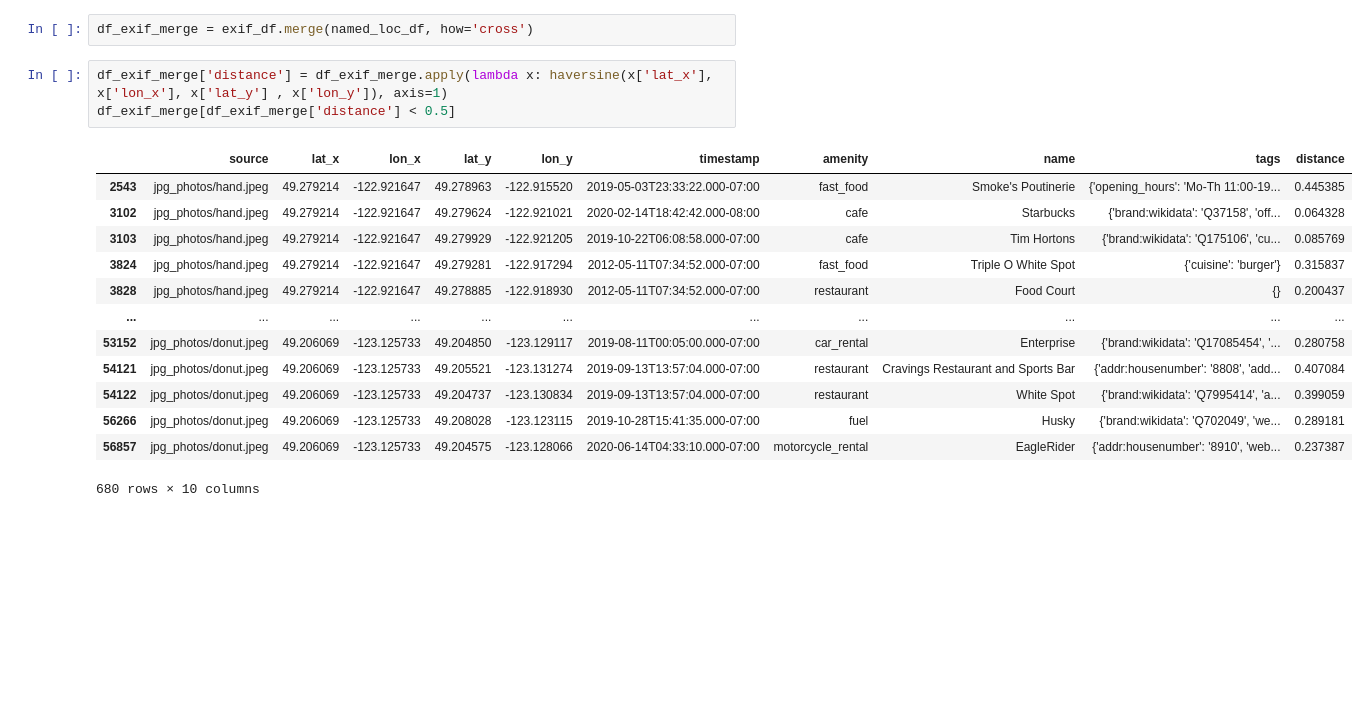
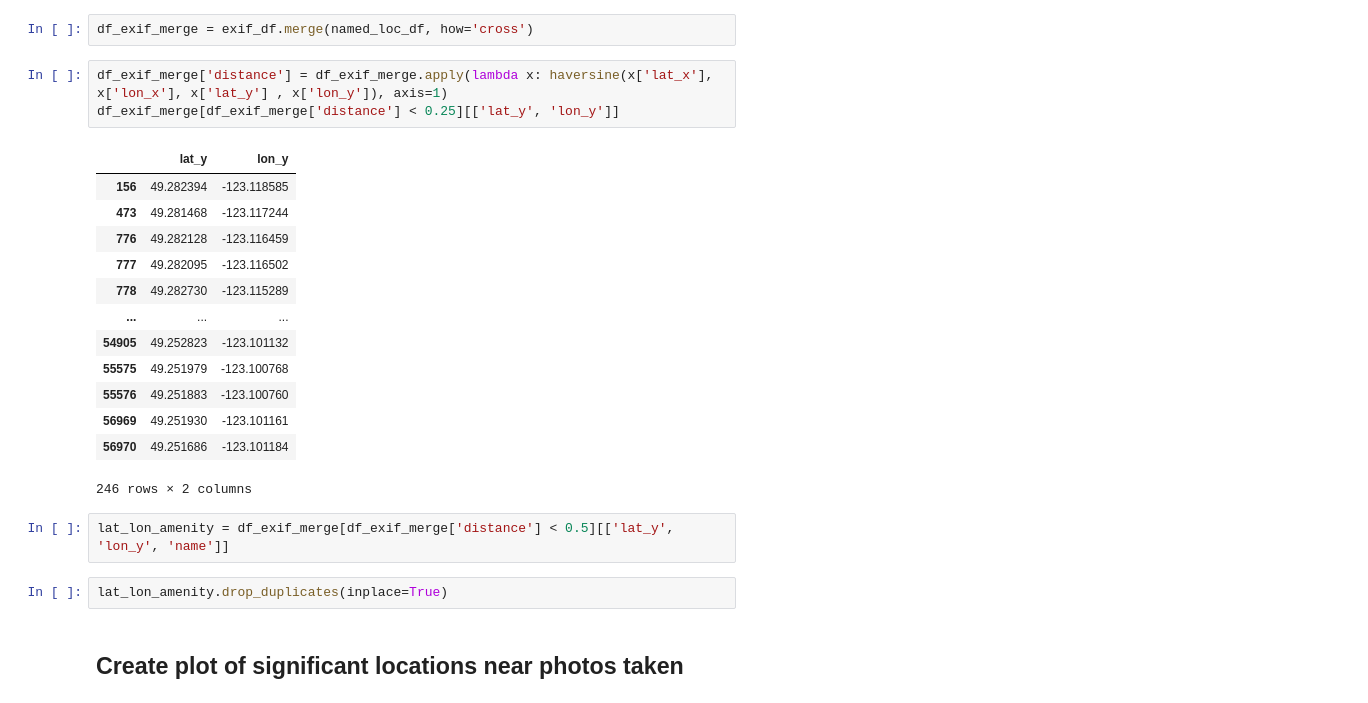
Before and after one commit to truongnguyenlinh/geotagger, a Jupyter notebook: osm/code/osm-analysis.ipynb, the cells around one changed output. Drawn from its saved outputs; the diff is of its cells as text; blank space fills up the shorter version.

```diff
--- a/osm/code/osm-analysis.ipynb
+++ b/osm/code/osm-analysis.ipynb
@@ -172,18 +173,24 @@ exif_df
 df_exif_merge = exif_df.merge(named_loc_df, how='cross')
 # %%
 df_exif_merge['distance'] = df_exif_merge.apply(lambda x: haversine(x['lat_x'], x['lon_x'], x['lat_y'] , x['lon_y']), axis=1)
-df_exif_merge[df_exif_merge['distance'] < 0.5]
+df_exif_merge[df_exif_merge['distance'] < 0.25][['lat_y', 'lon_y']]
 # %% [output]
-|  | source | lat_x | lon_x | lat_y | lon_y | timestamp | amenity | name | tags | distance |
-| 2543 | jpg_photos/hand.jpeg | 49.279214 | -122.921647 | 49.278963 | -122.915520 | 2019-05-03T23:33:22.000-07:00 | fast_food | Smoke's Poutinerie | {'opening_hours': 'Mo-Th 11:00-19... | 0.445385 |
-| 3102 | jpg_photos/hand.jpeg | 49.279214 | -122.921647 | 49.279624 | -122.921021 | 2020-02-14T18:42:42.000-08:00 | cafe | Starbucks | {'brand:wikidata': 'Q37158', 'off... | 0.064328 |
-| 3103 | jpg_photos/hand.jpeg | 49.279214 | -122.921647 | 49.279929 | -122.921205 | 2019-10-22T06:08:58.000-07:00 | cafe | Tim Hortons | {'brand:wikidata': 'Q175106', 'cu... | 0.085769 |
-| 3824 | jpg_photos/hand.jpeg | 49.279214 | -122.921647 | 49.279281 | -122.917294 | 2012-05-11T07:34:52.000-07:00 | fast_food | Triple O White Spot | {'cuisine': 'burger'} | 0.315837 |
-| 3828 | jpg_photos/hand.jpeg | 49.279214 | -122.921647 | 49.278885 | -122.918930 | 2012-05-11T07:34:52.000-07:00 | restaurant | Food Court | {} | 0.200437 |
-| ... | ... | ... | ... | ... | ... | ... | ... | ... | ... | ... |
-| 53152 | jpg_photos/donut.jpeg | 49.206069 | -123.125733 | 49.204850 | -123.129117 | 2019-08-11T00:05:00.000-07:00 | car_rental | Enterprise | {'brand:wikidata': 'Q17085454', '... | 0.280758 |
-| 54121 | jpg_photos/donut.jpeg | 49.206069 | -123.125733 | 49.205521 | -123.131274 | 2019-09-13T13:57:04.000-07:00 | restaurant | Cravings Restaurant and Sports Bar | {'addr:housenumber': '8808', 'add... | 0.407084 |
-| 54122 | jpg_photos/donut.jpeg | 49.206069 | -123.125733 | 49.204737 | -123.130834 | 2019-09-13T13:57:04.000-07:00 | restaurant | White Spot | {'brand:wikidata': 'Q7995414', 'a... | 0.399059 |
-| 56266 | jpg_photos/donut.jpeg | 49.206069 | -123.125733 | 49.208028 | -123.123115 | 2019-10-28T15:41:35.000-07:00 | fuel | Husky | {'brand:wikidata': 'Q702049', 'we... | 0.289181 |
-| 56857 | jpg_photos/donut.jpeg | 49.206069 | -123.125733 | 49.204575 | -123.128066 | 2020-06-14T04:33:10.000-07:00 | motorcycle_rental | EagleRider | {'addr:housenumber': '8910', 'web... | 0.237387 |
+|  | lat_y | lon_y |
+| 156 | 49.282394 | -123.118585 |
+| 473 | 49.281468 | -123.117244 |
+| 776 | 49.282128 | -123.116459 |
+| 777 | 49.282095 | -123.116502 |
+| 778 | 49.282730 | -123.115289 |
+| ... | ... | ... |
+| 54905 | 49.252823 | -123.101132 |
+| 55575 | 49.251979 | -123.100768 |
+| 55576 | 49.251883 | -123.100760 |
+| 56969 | 49.251930 | -123.101161 |
+| 56970 | 49.251686 | -123.101184 |
-680 rows × 10 columns
+246 rows × 2 columns
+# %%
+lat_lon_amenity = df_exif_merge[df_exif_merge['distance'] < 0.5][['lat_y', 'lon_y', 'name']]
+# %%
+lat_lon_amenity.drop_duplicates(inplace=True)
+# %% [markdown]
+## Create plot of significant locations near photos taken
```
Also changed, not shown: parts of 6 cells of this notebook.
